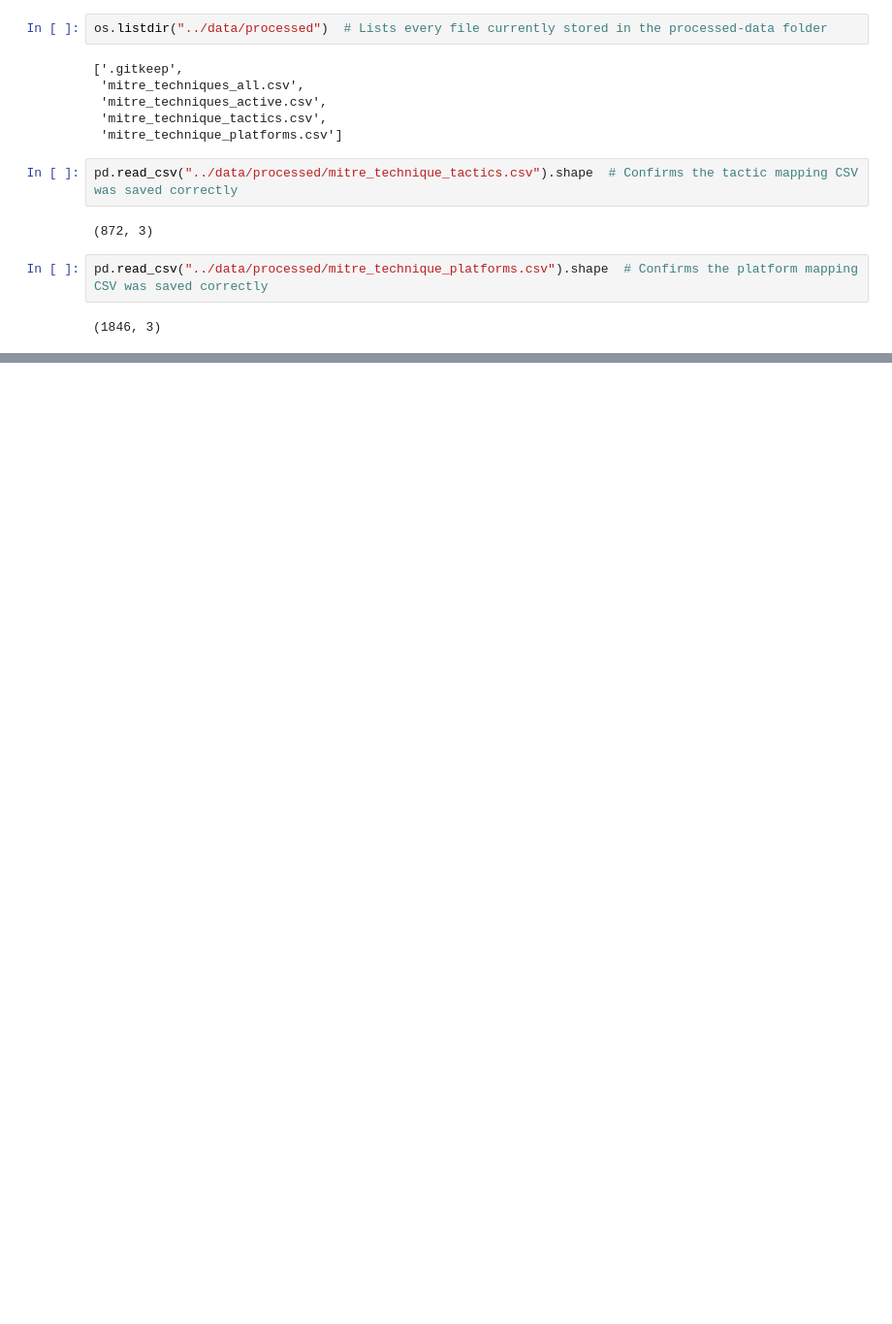
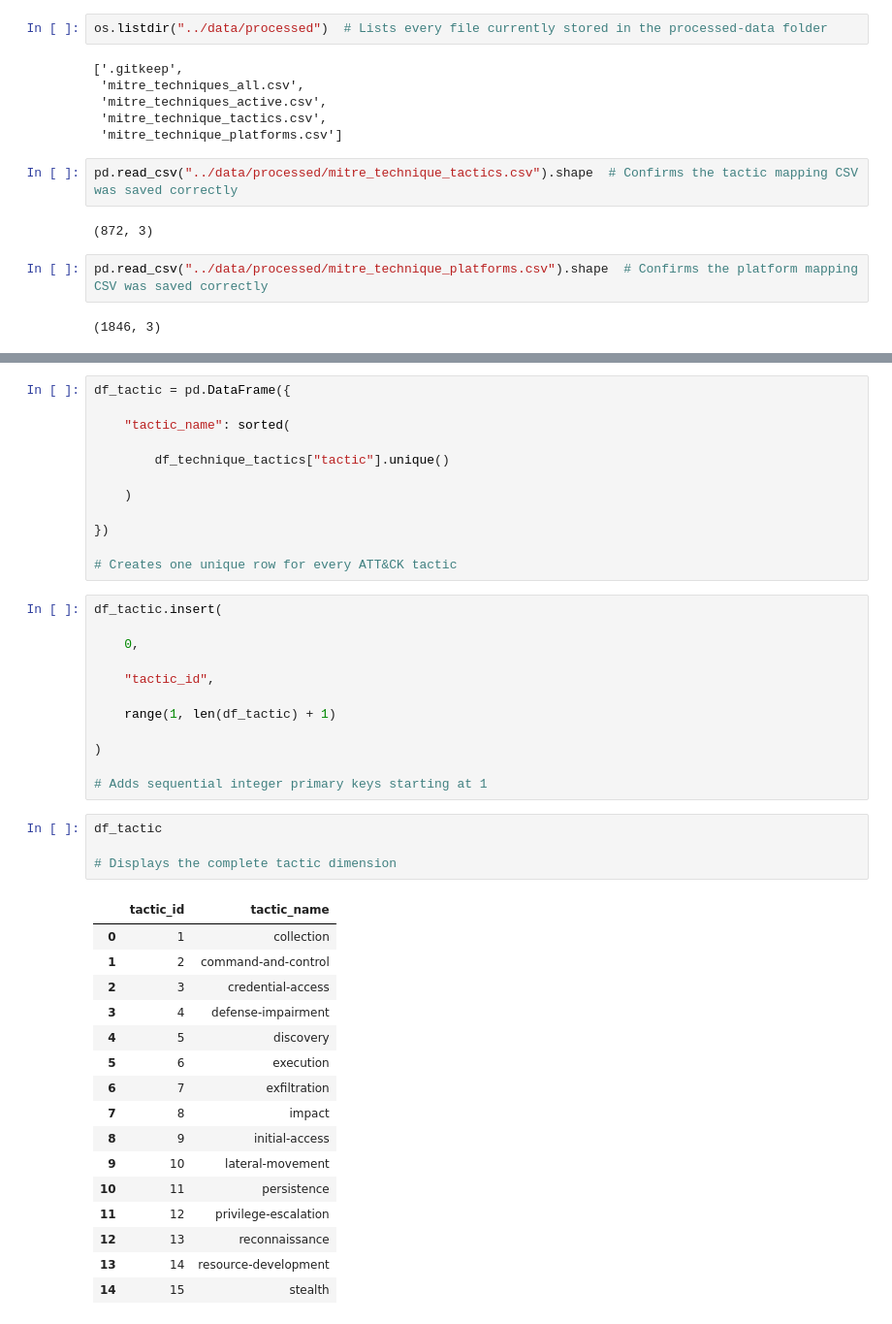
Before and after one commit to Abu-249607/threat-assurance-analytics, a Jupyter notebook: notebooks/01_explore_mitre_attack.ipynb, the cells around one changed output, grey strips where cells are left out. Shown at 97% size. Drawn from its saved outputs; the diff is of its cells as text; blank space fills up the shorter version.

```diff
--- a/notebooks/01_explore_mitre_attack.ipynb
+++ b/notebooks/01_explore_mitre_attack.ipynb
@@ -354,0 +408,45 @@ pd.read_csv("../data/processed/mitre_technique_platforms.csv").shape  # Confirms
+# %%
+df_tactic = pd.DataFrame({
+
+    "tactic_name": sorted(
+
+        df_technique_tactics["tactic"].unique()
+
+    )
+
+})
+
+# Creates one unique row for every ATT&CK tactic
+# %%
+df_tactic.insert(
+
+    0,
+
+    "tactic_id",
+
+    range(1, len(df_tactic) + 1)
+
+)
+
+# Adds sequential integer primary keys starting at 1
+# %%
+df_tactic
+
+# Displays the complete tactic dimension
+# %% [output]
+|  | tactic_id | tactic_name |
+| 0 | 1 | collection |
+| 1 | 2 | command-and-control |
+| 2 | 3 | credential-access |
+| 3 | 4 | defense-impairment |
+| 4 | 5 | discovery |
+| 5 | 6 | execution |
+| 6 | 7 | exfiltration |
+| 7 | 8 | impact |
+| 8 | 9 | initial-access |
+| 9 | 10 | lateral-movement |
+| 10 | 11 | persistence |
+| 11 | 12 | privilege-escalation |
+| 12 | 13 | reconnaissance |
+| 13 | 14 | resource-development |
+| 14 | 15 | stealth |
```
Also changed, not shown: parts of 23 cells of this notebook, 7 other files.
